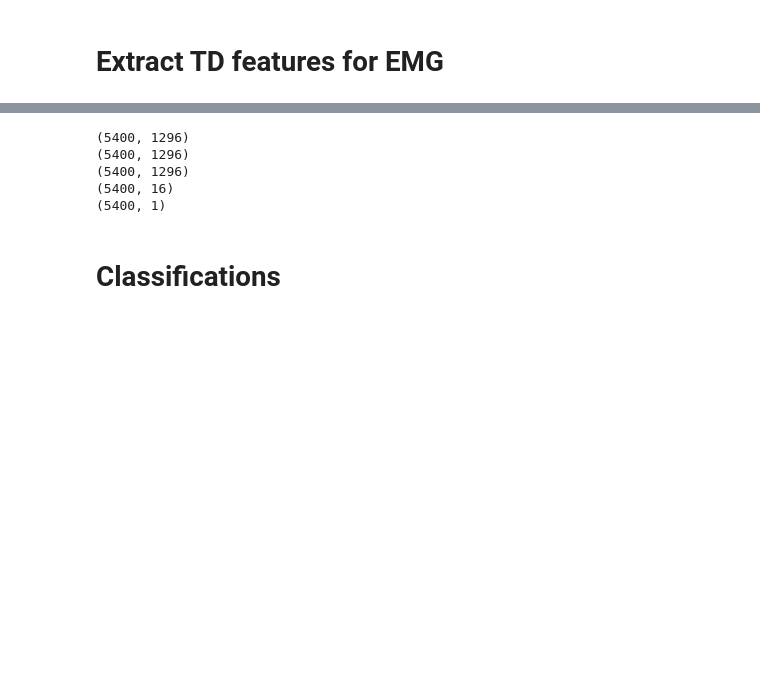
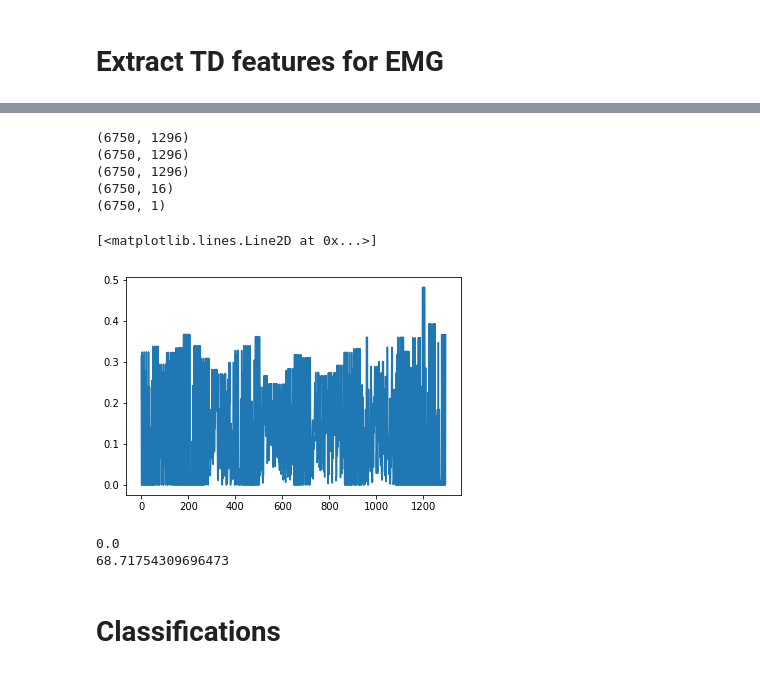
Before and after one commit to Enny1991/hand_gestures_cc19, a Jupyter notebook: sensor_fusion_dvs_emg.ipynb, the cells around one changed output, grey strips where cells are left out. Cells and saved outputs as stored; diff of their text form; code cells hidden in the pictures; blank space fills up the shorter version.

```diff
--- a/sensor_fusion_dvs_emg.ipynb
+++ b/sensor_fusion_dvs_emg.ipynb
@@ -146,7 +149,7 @@ for subject, data in sorted(subjects.items()):
 pkl.dump(subjects, open("all_subjects_crop_v5.pkl", "wb"))
 # %%
 # load - no need to run the above stuff
-subjects = pkl.load(open("all_subjects_crop_v5.pkl", "rb"))
+subjects = pkl.load(open("data/all_subjects_crop_v5.pkl", "rb"))
 # %%
 d = subjects['subject08_session01']
 g = 'elle'
@@ -305,7 +321,7 @@ pkl.dump({'lbl': LBL,
           'dav_aps_hog': FRM_HOG}, open("fusion_features_250ms.pkl", "wb"))
 # %%
 # load
-data = pkl.load(open("fusion_features_250ms.pkl", "rb"))
+data = pkl.load(open("data/fusion_features_200ms.pkl", "rb"))
 EMG_TDF = data['emg']
 DVS_HOG = data['dvs_evs_hog']
 # DVS = data['dvs_evs_frames']
@@ -324,11 +340,22 @@ print(FRM_HOG.shape)
 print(EMG_TDF.shape)
 print(LBL.shape)
 # %% [output]
-(5400, 1296)
-(5400, 1296)
-(5400, 1296)
-(5400, 16)
-(5400, 1)
+(6750, 1296)
+(6750, 1296)
+(6750, 1296)
+(6750, 16)
+(6750, 1)
+# %%
+plt.plot(DVS_HOG[145])
+# %% [output]
+[<matplotlib.lines.Line2D at 0x...>]
+[figure, added]
+# %%
+print(np.min(EMG_TDF))
+print(np.max(EMG_TDF))
+# %% [output]
+0.0
+68.71754309696473
 # %% [markdown]
 # Classifications
 # %% [markdown]
```
Also changed, not shown: parts of 28 cells of this notebook, 41 other files.
